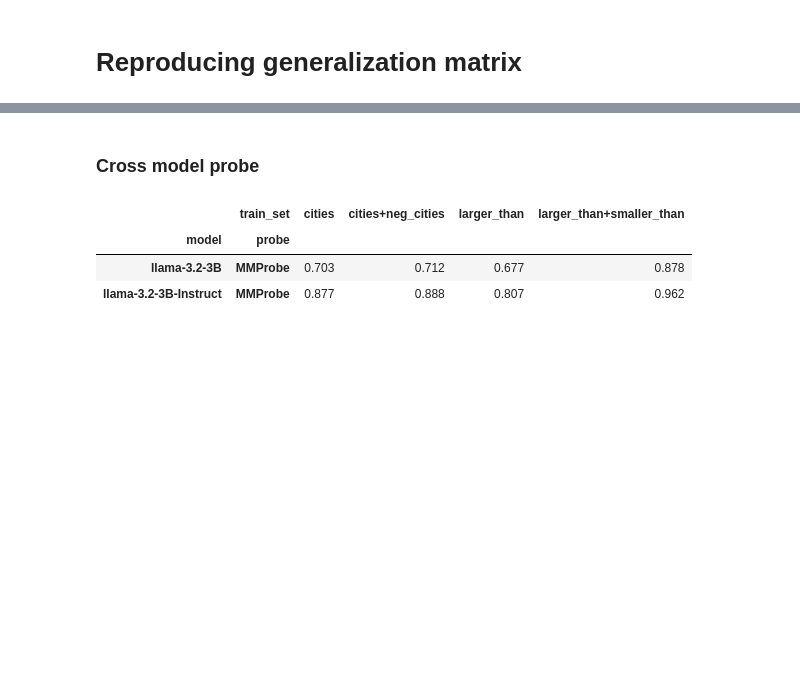
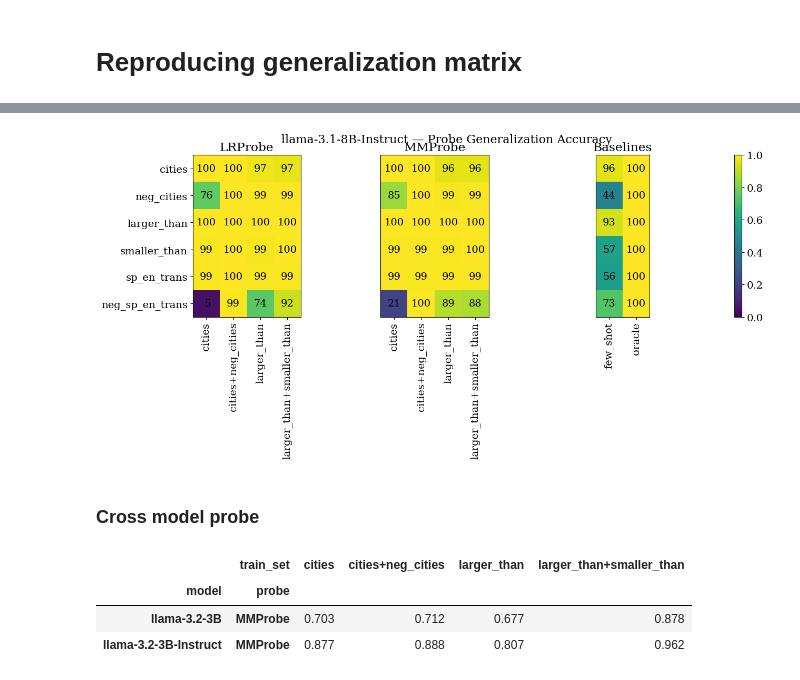
Before and after one commit to sharpchoc/geometry-of-truth, a Jupyter notebook: generalization.ipynb, the cells around one changed output, grey strips where cells are left out. Saved outputs shown, nothing was run; the diff lists cells and outputs as text; code cells hidden in the pictures; blank space fills up the shorter version.

```diff
--- a/generalization.ipynb
+++ b/generalization.ipynb
@@ -49,3 +252,89 @@ seed = random.randint(0, 10000)
+# %%
+import matplotlib.pyplot as plt
+from matplotlib.gridspec import GridSpec
+import matplotlib as mpl
+mpl.rcParams["font.family"] = "DejaVu Serif"
+fig = plt.figure(figsize=(14, 4))
+gs = GridSpec(
+    nrows=1,
+    ncols=4,
+    width_ratios=[1, 1, 1, 0.05],  # last column = colorbar
+    wspace=0.3
+)
+
+axes = [
+    fig.add_subplot(gs[0, 0]),
+    fig.add_subplot(gs[0, 1]),
+    fig.add_subplot(gs[0, 2]),
+]
+cax = fig.add_subplot(gs[0, 3])  # colorbar axis
+
+
+model = "llama-3.1-8B-Instruct"
+
+def make_axis(ax, model, probe_type, medlies, include_y_labels=False):
+    grid = [[None for _ in medlies] for _ in val_datasets]
+    x_tick_labels = ['+'.join(m) for m in medlies]
+
+    for i, dataset in enumerate(val_datasets):
+        for j, medley in enumerate(medlies):
+            grid[i][j] = get_accs(accssss, model, probe_type, medley)[dataset]
+
+    im = ax.imshow(grid, vmin=0, vmax=1)
+
+    for i in range(len(grid)):
+        for j in range(len(grid[0])):
+            ax.text(j, i, f'{round(grid[i][j] * 100):2d}',
+                    ha='center', va='center')
+
+    ax.set_xticks(range(len(medlies)))
+    ax.set_xticklabels(x_tick_labels, rotation=90)
+
+    if include_y_labels:
+        ax.set_yticks(range(len(val_datasets)))
+        ax.set_yticklabels(val_datasets)
+    else:
+        ax.set_yticks([])
+        ax.set_yticklabels([])
+
+    ax.set_title(probe_type)
+    return im
+
+im = make_axis(
+    axes[0], model, "LRProbe",
+    [['cities'], ['cities', 'neg_cities'], ['larger_than'], ['larger_than', 'smaller_than']],
+    include_y_labels=True
+)
+
+make_axis(
+    axes[1], model, "MMProbe",
+    [['cities'], ['cities', 'neg_cities'], ['larger_than'], ['larger_than', 'smaller_than']]
+)
+
+grid = [ [None for _ in range(2)] for _ in val_datasets]
+for i, dataset in enumerate(val_datasets):
+    grid[i][0] = accssss[model]['few_shot'][dataset]
+    grid[i][1] = accssss[model]['oracle'][dataset]
+axes[2].imshow(grid, vmin=0, vmax=1)
+axes[2].set_xticks(range(2))
+axes[2].set_xticklabels(['few_shot', 'oracle'], rotation=90)
+axes[2].set_yticks([])
+axes[2].set_yticklabels([])
+axes[2].set_title('Baselines')
+
+for i in range(len(grid)):
+    for j in range(len(grid[0])):
+        axes[2].text(j, i, f'{round(grid[i][j] * 100):2d}', ha='center', va='center')
+
+
+
+
+fig.colorbar(im, cax=cax)
+
+fig.suptitle(f"{model} — Probe Generalization Accuracy", fontsize=16)
+plt.show()
+# %% [output]
+[figure, added]
 # %% [markdown]
 ### Cross model probe
 # %%
```
Also changed, not shown: parts of 8 cells of this notebook, 15 other files.
